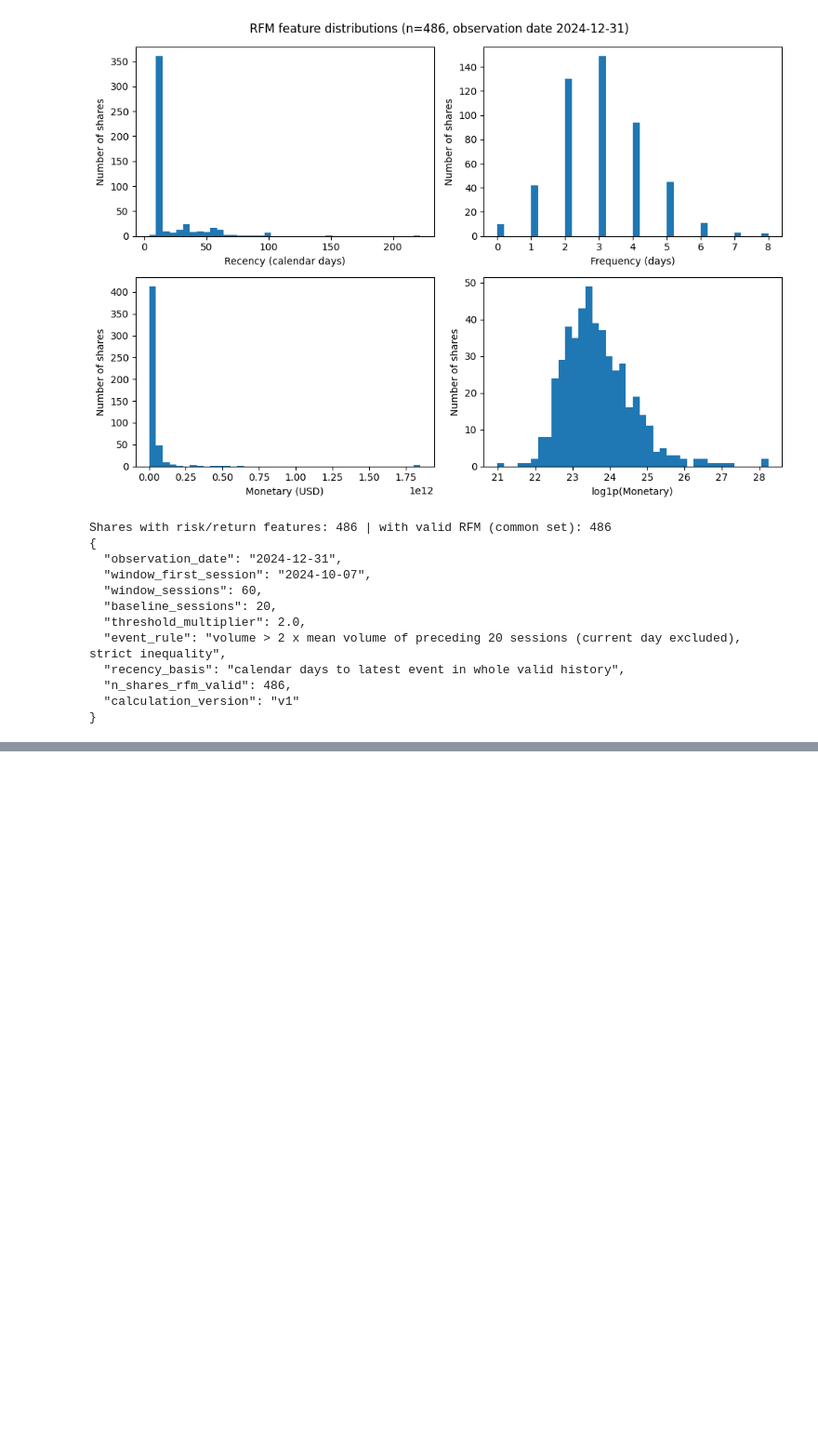
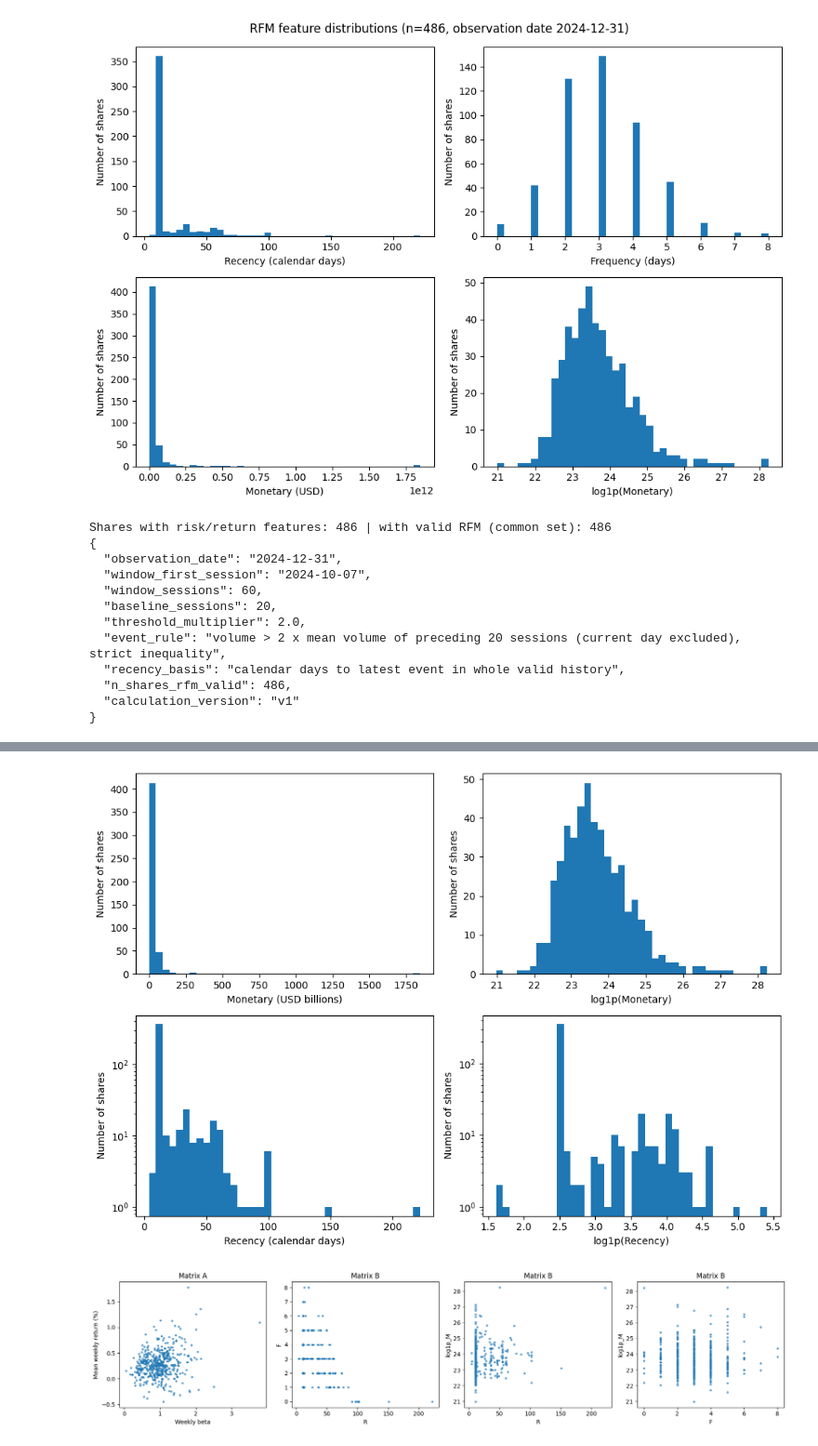
Before and after one commit to nemitha21/S-P500_Stock_Analysis_CWK1, a Jupyter notebook: S&P500_Stock_Analysis_CWK1.ipynb, the cells around one changed output, grey strips where cells are left out. Shown at 93% size. Cells and saved outputs as stored; diff of their text form; code cells hidden in the pictures; blank space fills up the shorter version.

```diff
--- a/S&P500_Stock_Analysis_CWK1.ipynb
+++ b/S&P500_Stock_Analysis_CWK1.ipynb
@@ -826,3 +826,20 @@ Shares with risk/return features: 486 | with valid RFM (common set): 486
   "n_shares_rfm_valid": 486,
   "calculation_version": "v1"
 }
+# %%
+#2.1 Feature preparation
+
+import os, json
+import numpy as np
+import pandas as pd
+import matplotlib.pyplot as plt
+from sklearn.preprocessing import StandardScaler
+
+os.makedirs("outputs/figures", exist_ok=True)
+
+full = pd.read_csv("outputs/feature_table_all.csv", index_col=0)
+need = ["mean_weekly_return", "weekly_beta", "R", "F", "M"]
+
+common = full.dropna(subset=need)
+common = common[common["rfm_valid"].astype(bool)].copy()
+print("Shares with all features (common set):", len(common), "of", len(full))
@@ -828,0 +947,27 @@ Shares with risk/return features: 486 | with valid RFM (common set): 486
+# %%
+ig, ax = plt.subplots(2, 2, figsize=(10, 7))
+ax[0, 0].hist(raw["M"] / 1e9, bins=40);      ax[0, 0].set_xlabel("Monetary (USD billions)")
+ax[0, 1].hist(raw["log1p_M"], bins=40);      ax[0, 1].set_xlabel("log1p(Monetary)")
+ax[1, 0].hist(raw["R"], bins=40);            ax[1, 0].set_xlabel("Recency (calendar days)"); ax[1, 0].set_yscale("log")
+ax[1, 1].hist(raw["log1p_R"], bins=40);      ax[1, 1].set_xlabel("log1p(Recency)"); ax[1, 1].set_yscale("log")
+for a in ax.ravel():
+    a.set_ylabel("Number of shares")
+fig.suptitle(f"Effect of log1p on skewed features (n={len(common)})")
+plt.tight_layout()
+plt.savefig("outputs/figures/fig_transform_effect.png", dpi=200)
+plt.show()
+
+fig, ax = plt.subplots(1, 4, figsize=(17, 4))
+ax[0].scatter(X_rr_raw["weekly_beta"], X_rr_raw["mean_weekly_return"] * 100, s=8, alpha=0.6)
+ax[0].set_xlabel("Weekly beta"); ax[0].set_ylabel("Mean weekly return (%)"); ax[0].set_title("Matrix A")
+pairs = [("R", "F"), ("R", "log1p_M"), ("F", "log1p_M")]
+for a, (x, y) in zip(ax[1:], pairs):
+    xc = x if x in X_act_raw else "log1p_R"
+    a.scatter(X_act_raw[xc], X_act_raw[y], s=8, alpha=0.6)
+    a.set_xlabel(xc); a.set_ylabel(y); a.set_title("Matrix B")
+plt.tight_layout()
+plt.savefig("outputs/figures/fig_matrix_scatter.png", dpi=200)
+plt.show()
+# %% [output]
+[figure, added]
+[figure, added]
```
Also changed, not shown: parts of 5 cells of this notebook.
